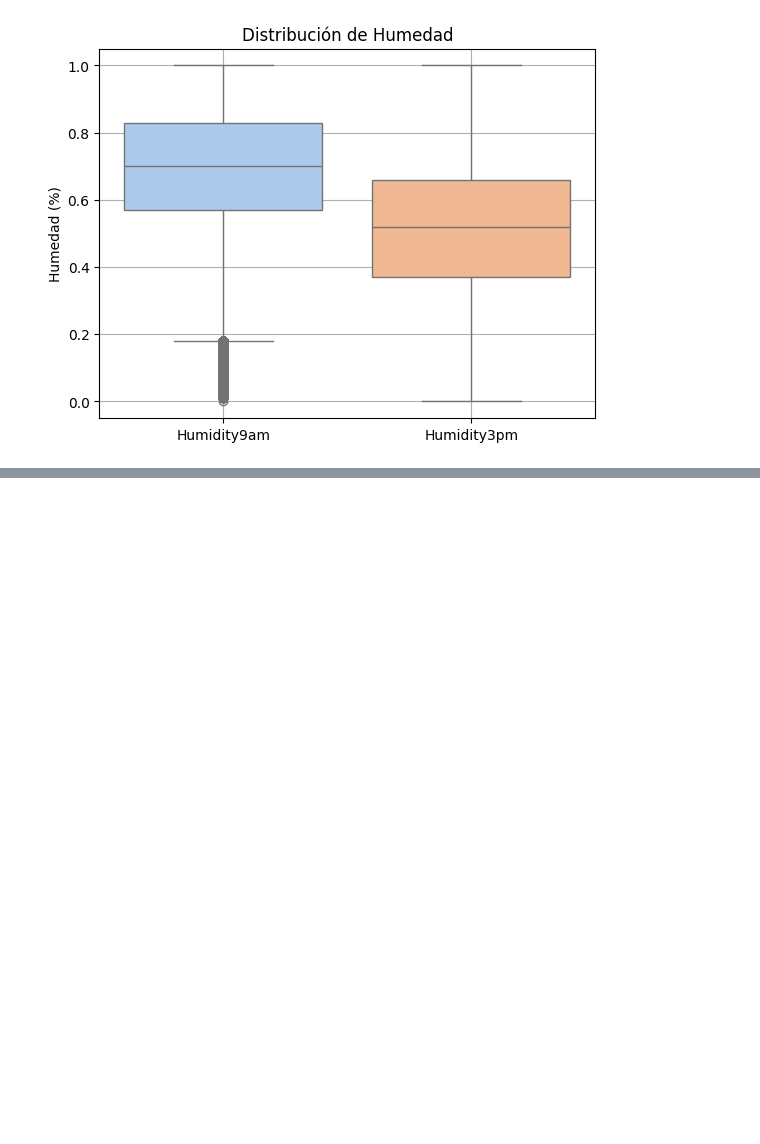
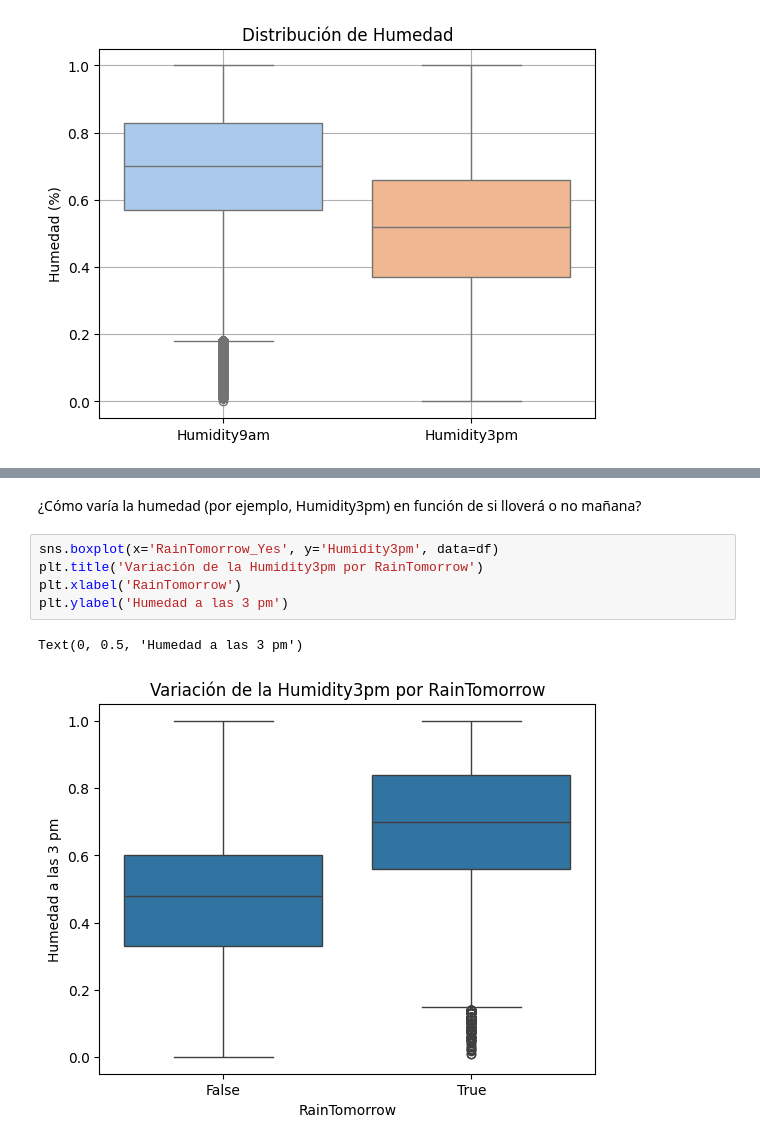
Before and after one commit to DiegoValdez10/HDT6Miner-a, a Jupyter notebook: HDT6.ipynb, the cells around one changed output, grey strips where cells are left out. Saved outputs shown, nothing was run; the diff lists cells and outputs as text; blank space fills up the shorter version.

```diff
--- a/HDT6.ipynb
+++ b/HDT6.ipynb
@@ -473,0 +483,10 @@ df.head()
+# %% [markdown]
+¿Cómo varía la humedad (por ejemplo, Humidity3pm) en función de si lloverá o no mañana?
+# %%
+sns.boxplot(x='RainTomorrow_Yes', y='Humidity3pm', data=df)
+plt.title('Variación de la Humidity3pm por RainTomorrow')
+plt.xlabel('RainTomorrow')
+plt.ylabel('Humedad a las 3 pm')
+# %% [output]
+Text(0, 0.5, 'Humedad a las 3 pm')
+[figure, added]
```
Also changed, not shown: parts of 8 cells of this notebook.
